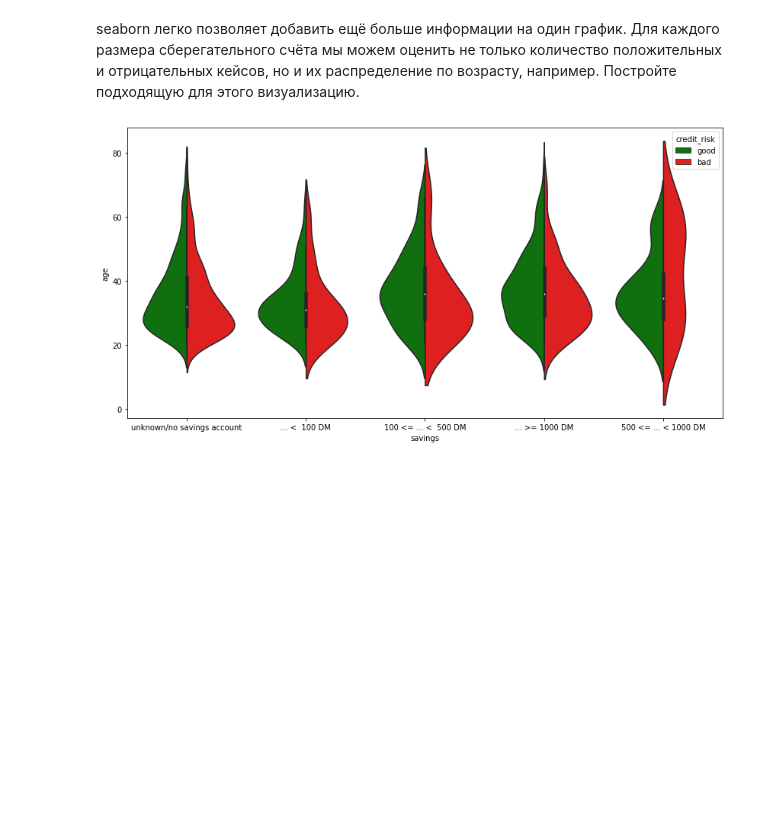
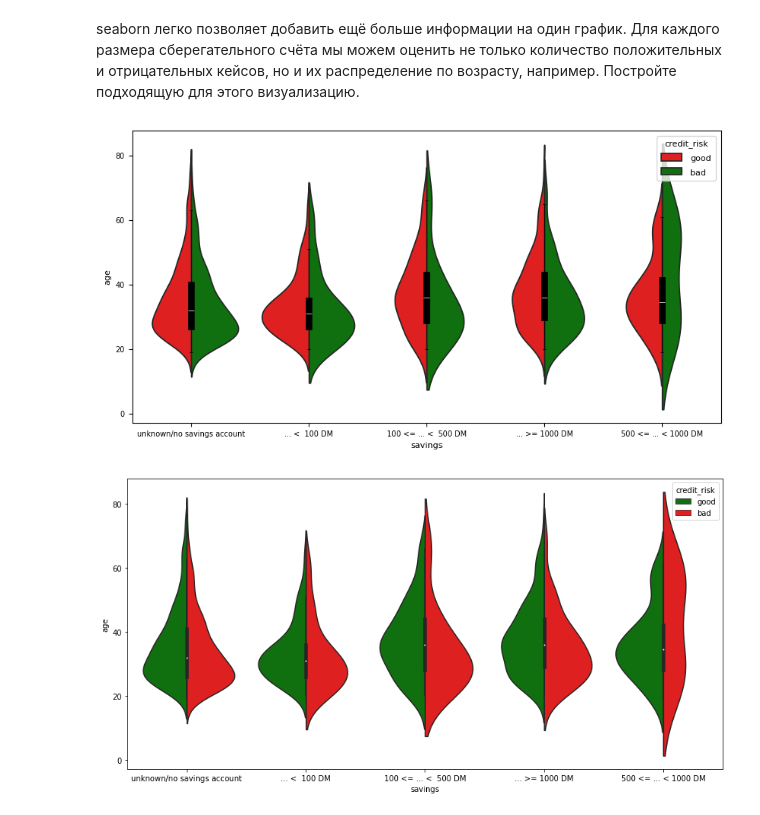
Before and after one commit to asemenyk24/homework_4, a Jupyter notebook: Семенюк_А_А_Визуализации_в_Python_.ipynb, the cells around one changed output. Cells and saved outputs as stored; diff of their text form; code cells hidden in the pictures; blank space fills up the shorter version.

```diff
--- a/Семенюк_А_А_Визуализации_в_Python_.ipynb
+++ b/Семенюк_А_А_Визуализации_в_Python_.ipynb
@@ -153,3 +150,46 @@ seaborn легко позволяет добавить ещё больше ин
+# %%
+# ваш код здесь
+
+"""
+В общем, я потратил безумное количество времени, чтобы попытаться убрать 'задвоившийся' boxplot при активном inner='box',
+но все тщетно. Поэтому я просто отрисую его отдельно поверх. Проблема возникает из-за того, что violinplt отрисовывает
+boxplot для положительных и негативных случаев в отдельности. Видимо мне не удалось найти нужную группировку.
+"""
+plt.figure(figsize=(10,5))
+ax = sns.violinplot(
+    x='savings',
+    y='age',
+    hue='credit_risk',
+    data=df,
+    split=True,
+    inner=None,
+    palette=['red', 'green']
+)
+sns.boxplot(
+    x='savings',
+    y='age',
+    data=df,
+    color='black',
+    width=0.05,
+    fliersize=0,
+    linewidth=0.5,
+    medianprops={'color': 'white'}
+)
+plt.legend(title='credit_risk', loc='upper right')
+
+# Настройки шрифта
+plt.xticks(fontsize=7)
+plt.yticks(fontsize=7)
+plt.xlabel('savings', fontsize=8)
+plt.ylabel('age', fontsize=8)
+
+# Хитрушка, чтоб достать текст из легенды
+plt.setp(ax.get_legend().get_texts(), fontsize='8')
+plt.setp(ax.get_legend().get_title(), fontsize='8')
+
+plt.show()
+# %% [output]
+[figure, added]
 # %%
 # то что должно получиться
 # %% [output]
```
Also changed, not shown: parts of 13 cells of this notebook.
